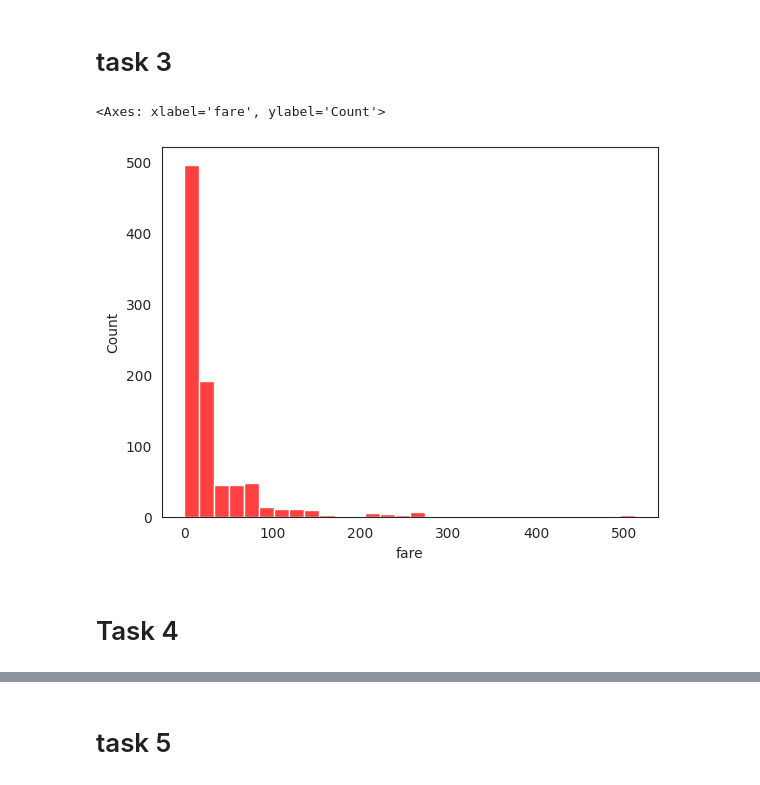
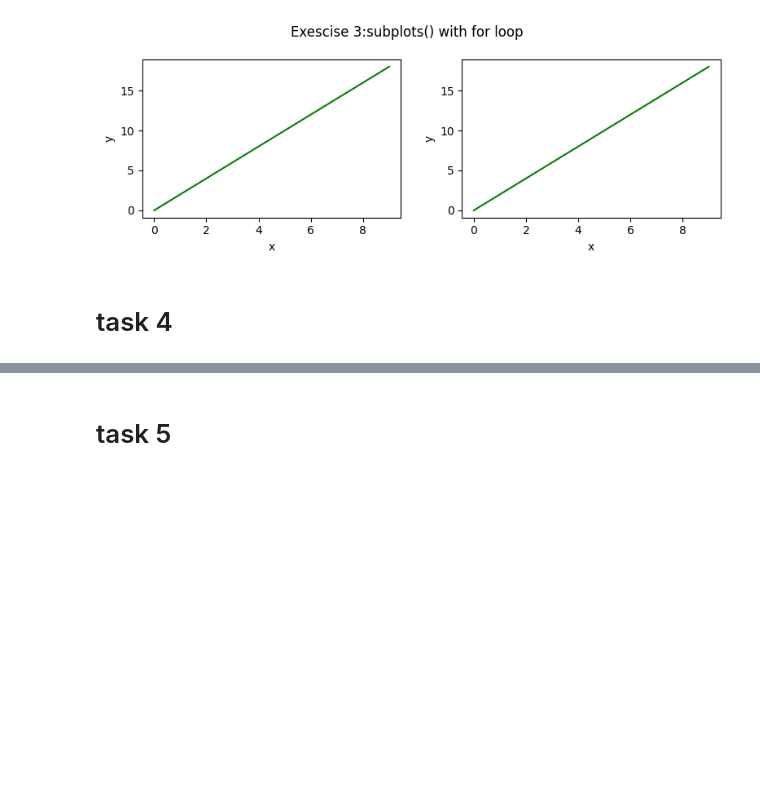
Before and after one commit to Anikrai11/titanic, a Jupyter notebook: module_9.ipynb, the cells around one changed output, grey strips where cells are left out. Drawn from its saved outputs; the diff is of its cells as text; code cells hidden in the pictures; blank space fills up the shorter version.

```diff
--- a/module_9.ipynb
+++ b/module_9.ipynb
@@ -52,9 +38,12 @@ sns.jointplot(x="total_bill",y="tip",data=tips,kind="hex")
+# %%
+fig,axes=plt.subplots(1,2,figsize=(8,3))
+for ax in axes:
+  ax.plot(x,y,color="green")
+  ax.set_xlabel("x")
+  ax.set_ylabel("y")
+fig.suptitle("Exescise 3:subplots() with for loop")
+fig.tight_layout()
+# %% [output]
+[figure, added]
 # %% [markdown]
-# task 3
+# task 4
-# %%
-sns.histplot(titanic["fare"],color="red",bins=30,kde=False)
-# %% [output]
-<Axes: xlabel='fare', ylabel='Count'>
-[figure, removed]
-# %% [markdown]
-# Task 4
```
Also changed, not shown: parts of 24 cells of this notebook.
